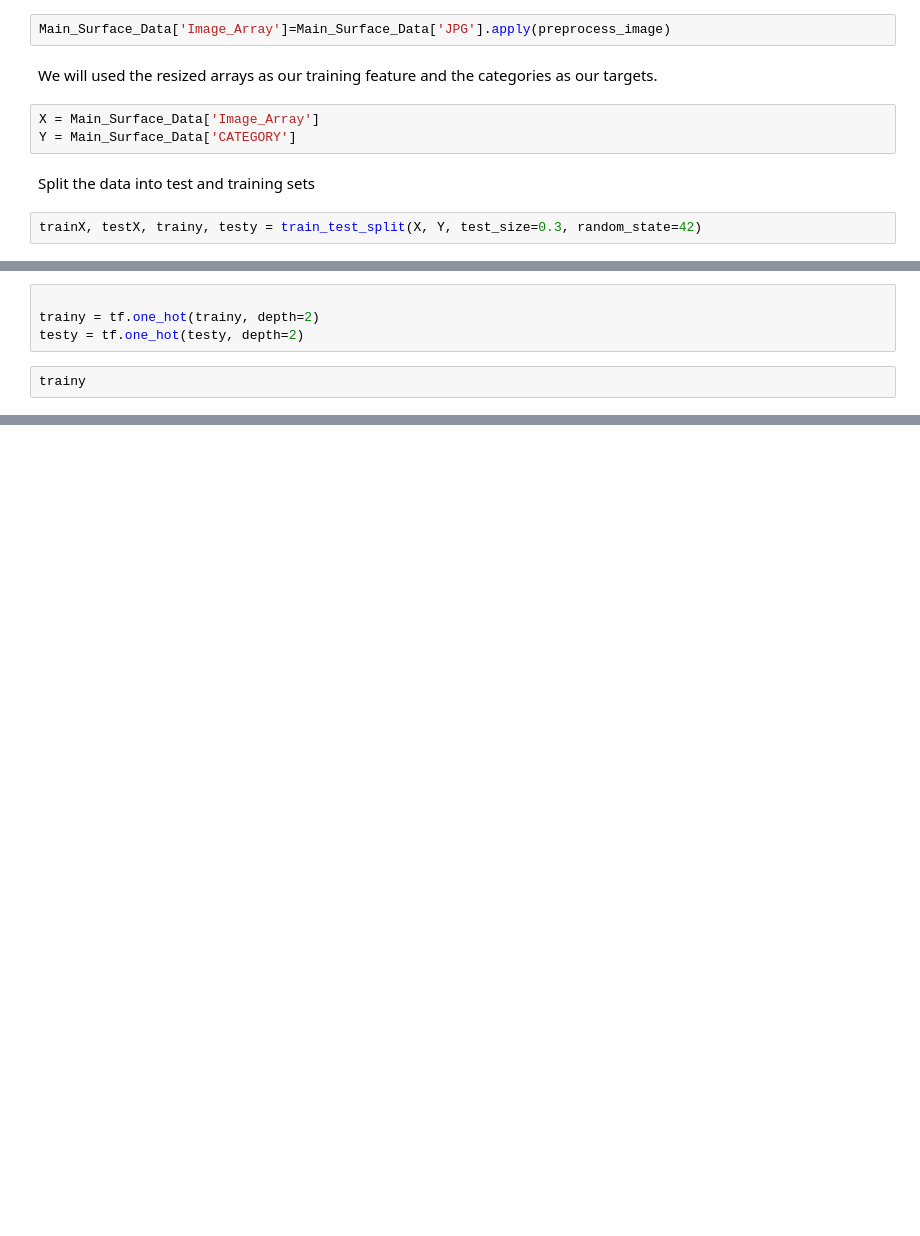
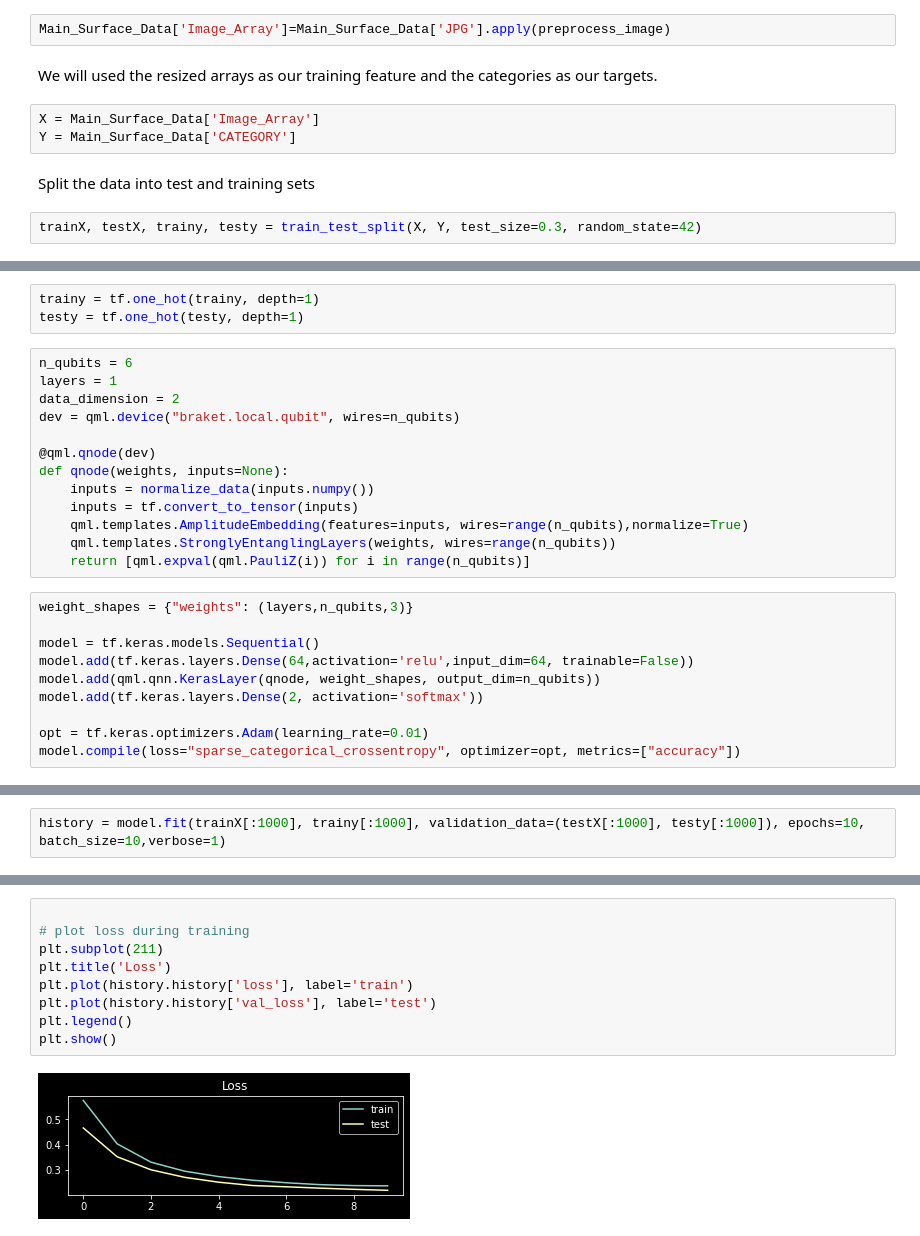
Before and after one commit to qBraid/BMW_Challenge, a Jupyter notebook: QNN.ipynb, the cells around one changed output, grey strips where cells are left out. Cells and saved outputs as stored; diff of their text form; blank space fills up the shorter version.

Commit message:
trained model done

```diff
--- a/QNN.ipynb
+++ b/QNN.ipynb
@@ -239,6 +290,26 @@ trainX, testX, trainy, testy = train_test_split(X, Y, test_size=0.3, random_stat
 # %%
-
-trainy = tf.one_hot(trainy, depth=2)
-testy = tf.one_hot(testy, depth=2)
+trainy = tf.one_hot(trainy, depth=1)
+testy = tf.one_hot(testy, depth=1)
 # %%
-trainy
+n_qubits = 6
+layers = 1
+data_dimension = 2
+dev = qml.device("braket.local.qubit", wires=n_qubits)
+
+@qml.qnode(dev)
+def qnode(weights, inputs=None):
+    inputs = normalize_data(inputs.numpy())
+    inputs = tf.convert_to_tensor(inputs)
+    qml.templates.AmplitudeEmbedding(features=inputs, wires=range(n_qubits),normalize=True)
+    qml.templates.StronglyEntanglingLayers(weights, wires=range(n_qubits))
+    return [qml.expval(qml.PauliZ(i)) for i in range(n_qubits)]
+# %%
+weight_shapes = {"weights": (layers,n_qubits,3)}
+
+model = tf.keras.models.Sequential()
+model.add(tf.keras.layers.Dense(64,activation='relu',input_dim=64, trainable=False))
+model.add(qml.qnn.KerasLayer(qnode, weight_shapes, output_dim=n_qubits))
+model.add(tf.keras.layers.Dense(2, activation='softmax'))
+
+opt = tf.keras.optimizers.Adam(learning_rate=0.01)
+model.compile(loss="sparse_categorical_crossentropy", optimizer=opt, metrics=["accuracy"])
@@ -244,0 +333,2 @@ trainy
+# %%
+history = model.fit(trainX[:1000], trainy[:1000], validation_data=(testX[:1000], testy[:1000]), epochs=10, batch_size=10,verbose=1)
@@ -244,0 +356,11 @@ trainy
+# %%
+
+# plot loss during training
+plt.subplot(211)
+plt.title('Loss')
+plt.plot(history.history['loss'], label='train')
+plt.plot(history.history['val_loss'], label='test')
+plt.legend()
+plt.show()
+# %% [output]
+[figure, added]
```
Also changed, not shown: parts of 24 cells of this notebook, 3 other files.
